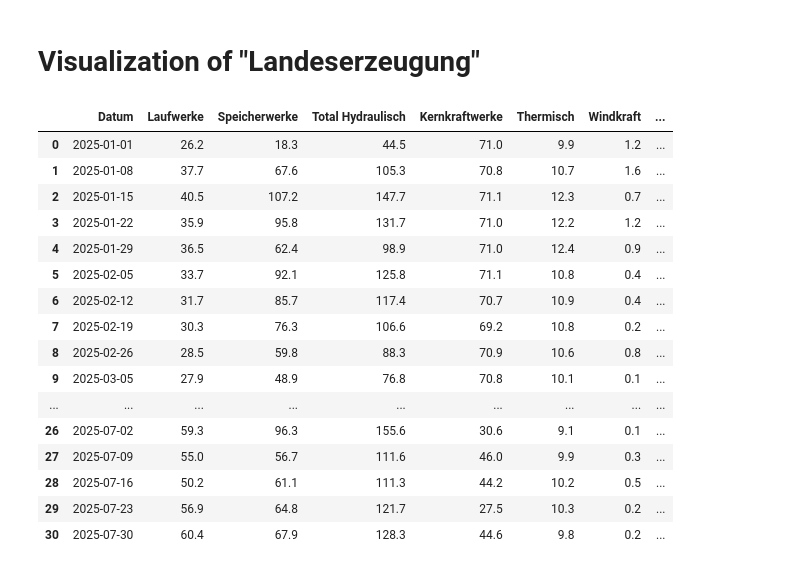
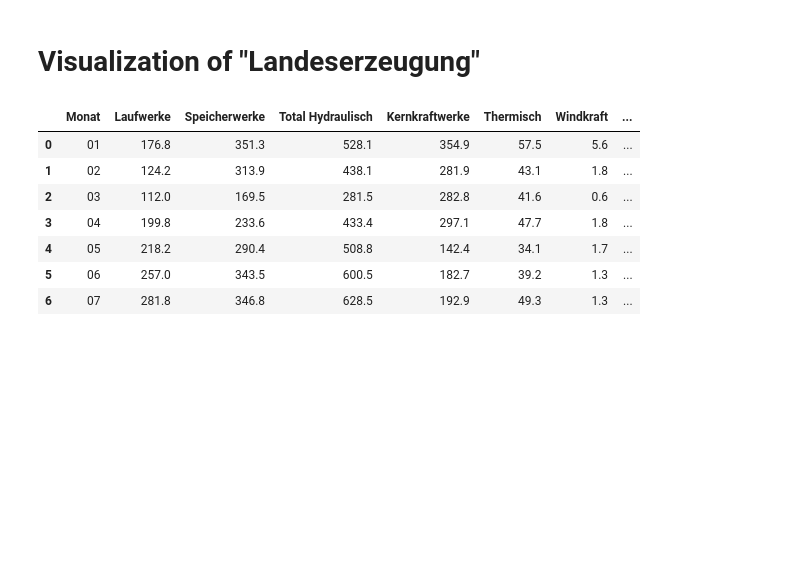
Before and after one commit to fajsh/datenvisualisierung-cds-111, a Jupyter notebook: visualizations_ajshe.ipynb, the cells around one changed output. Drawn from its saved outputs; the diff is of its cells as text; code cells hidden in the pictures; blank space fills up the shorter version.

```diff
--- a/visualizations_ajshe.ipynb
+++ b/visualizations_ajshe.ipynb
@@ -11,20 +12,27 @@ df = pd.read_csv('cleaned_dataset.csv')
-# %%
-df
-# %% [output]
-|  | Datum | Laufwerke | Speicherwerke | Total Hydraulisch | Kernkraftwerke | Thermisch | Windkraft | ... |
-| 0 | 2025-01-01 | 26.2 | 18.3 | 44.5 | 71.0 | 9.9 | 1.2 | ... |
-| 1 | 2025-01-08 | 37.7 | 67.6 | 105.3 | 70.8 | 10.7 | 1.6 | ... |
-| 2 | 2025-01-15 | 40.5 | 107.2 | 147.7 | 71.1 | 12.3 | 0.7 | ... |
-| 3 | 2025-01-22 | 35.9 | 95.8 | 131.7 | 71.0 | 12.2 | 1.2 | ... |
-| 4 | 2025-01-29 | 36.5 | 62.4 | 98.9 | 71.0 | 12.4 | 0.9 | ... |
-| 5 | 2025-02-05 | 33.7 | 92.1 | 125.8 | 71.1 | 10.8 | 0.4 | ... |
-| 6 | 2025-02-12 | 31.7 | 85.7 | 117.4 | 70.7 | 10.9 | 0.4 | ... |
-| 7 | 2025-02-19 | 30.3 | 76.3 | 106.6 | 69.2 | 10.8 | 0.2 | ... |
-| 8 | 2025-02-26 | 28.5 | 59.8 | 88.3 | 70.9 | 10.6 | 0.8 | ... |
-| 9 | 2025-03-05 | 27.9 | 48.9 | 76.8 | 70.8 | 10.1 | 0.1 | ... |
-| ... | ... | ... | ... | ... | ... | ... | ... | ... |
-| 26 | 2025-07-02 | 59.3 | 96.3 | 155.6 | 30.6 | 9.1 | 0.1 | ... |
-| 27 | 2025-07-09 | 55.0 | 56.7 | 111.6 | 46.0 | 9.9 | 0.3 | ... |
-| 28 | 2025-07-16 | 50.2 | 61.1 | 111.3 | 44.2 | 10.2 | 0.5 | ... |
-| 29 | 2025-07-23 | 56.9 | 64.8 | 121.7 | 27.5 | 10.3 | 0.2 | ... |
-| 30 | 2025-07-30 | 60.4 | 67.9 | 128.3 | 44.6 | 9.8 | 0.2 | ... |
+# %%
+# List of columns to calculate monthly sums for
+columns_to_process = [
+    'Laufwerke', 'Speicherwerke', 'Total Hydraulisch', 'Kernkraftwerke',
+    'Thermisch', 'Windkraft', 'Photovoltaik', 'Total Erneuerbar'
+]
+
+# Group by month, sum the specified columns and round
+df_monthly_sums = df[df['Datum'].dt.year == 2025].groupby(df['Datum'].dt.strftime('%m'))[columns_to_process].sum().round(1)
+
+# Reset the index to make 'Monat' a column
+df_monthly_sums = df_monthly_sums.reset_index()
+
+# Rename the date column to 'Monat'
+df_monthly_sums.rename(columns={'Datum': 'Monat'}, inplace=True)
+
+# Display the resulting dataframe
+df_monthly_sums
+# %% [output]
+|  | Monat | Laufwerke | Speicherwerke | Total Hydraulisch | Kernkraftwerke | Thermisch | Windkraft | ... |
+| 0 | 01 | 176.8 | 351.3 | 528.1 | 354.9 | 57.5 | 5.6 | ... |
+| 1 | 02 | 124.2 | 313.9 | 438.1 | 281.9 | 43.1 | 1.8 | ... |
+| 2 | 03 | 112.0 | 169.5 | 281.5 | 282.8 | 41.6 | 0.6 | ... |
+| 3 | 04 | 199.8 | 233.6 | 433.4 | 297.1 | 47.7 | 1.8 | ... |
+| 4 | 05 | 218.2 | 290.4 | 508.8 | 142.4 | 34.1 | 1.7 | ... |
+| 5 | 06 | 257.0 | 343.5 | 600.5 | 182.7 | 39.2 | 1.3 | ... |
+| 6 | 07 | 281.8 | 346.8 | 628.5 | 192.9 | 49.3 | 1.3 | ... |
```
Also changed, not shown: parts of 3 cells of this notebook.
